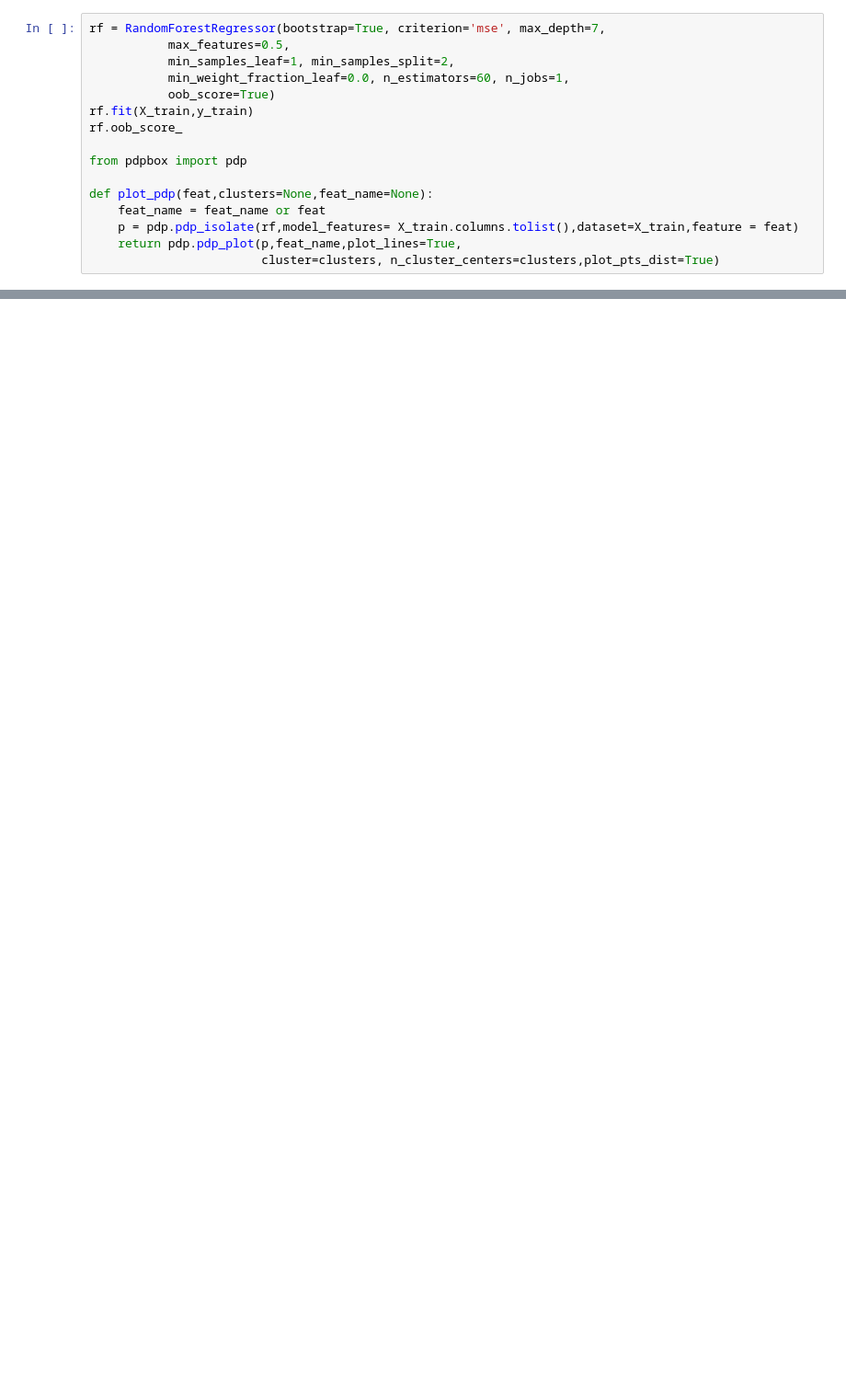
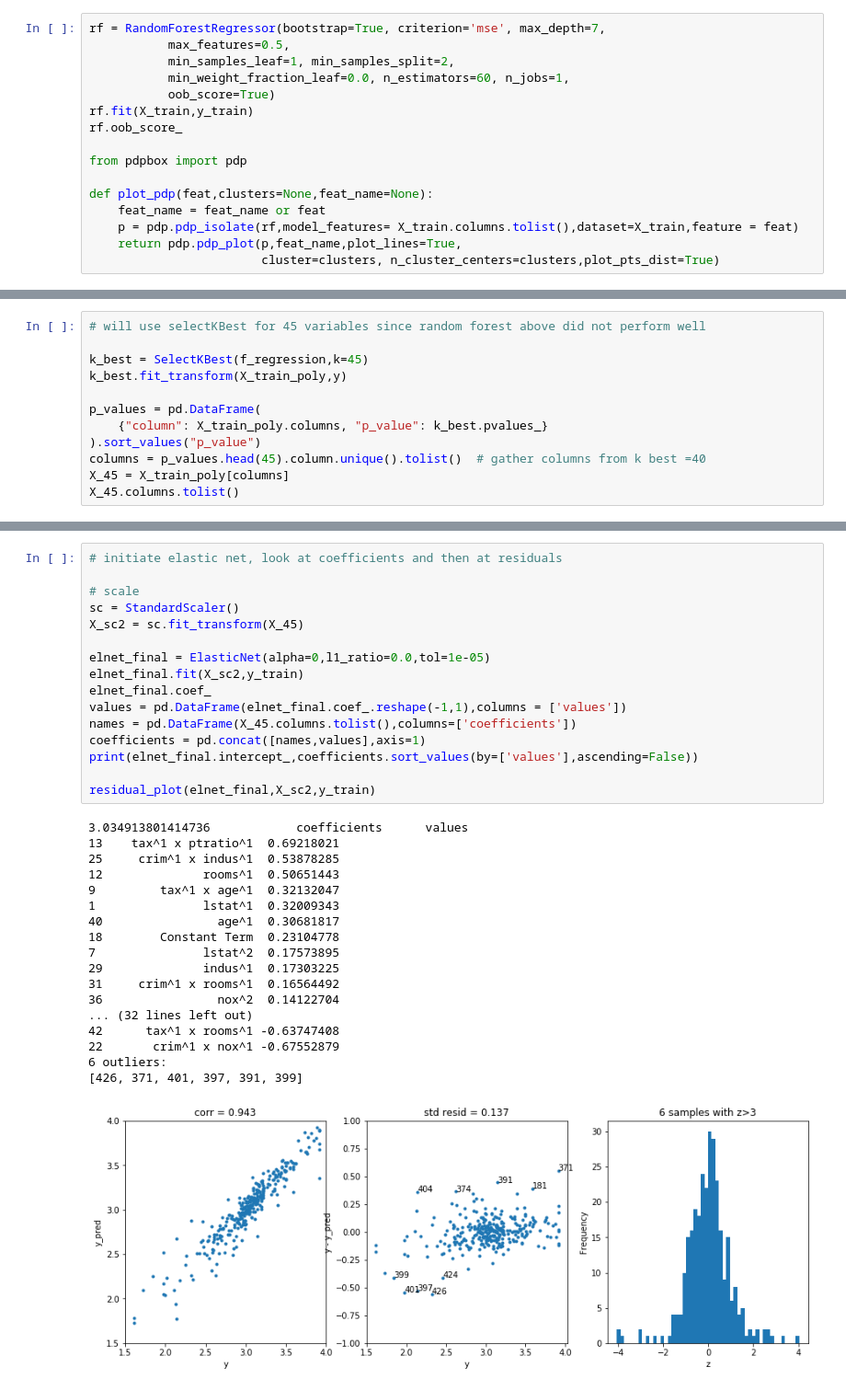
Before and after one commit to GinoWoz1/Learnings, a Jupyter notebook: Boston_Dataset.ipynb, the cells around one changed output, grey strips where cells are left out. Shown at 92% size. Drawn from its saved outputs; the diff is of its cells as text; blank space fills up the shorter version.

```diff
--- a/Boston_Dataset.ipynb
+++ b/Boston_Dataset.ipynb
@@ -666,0 +804,12 @@ df_poly.head(100)
+# %%
+# will use selectKBest for 45 variables since random forest above did not perform well
+
+k_best = SelectKBest(f_regression,k=45)
+k_best.fit_transform(X_train_poly,y)
+
+p_values = pd.DataFrame(
+    {"column": X_train_poly.columns, "p_value": k_best.pvalues_}
+).sort_values("p_value")
+columns = p_values.head(45).column.unique().tolist()  # gather columns from k best =40
+X_45 = X_train_poly[columns]
+X_45.columns.tolist()
@@ -666,0 +842,35 @@ df_poly.head(100)
+# %%
+# initiate elastic net, look at coefficients and then at residuals
+
+# scale
+sc = StandardScaler()
+X_sc2 = sc.fit_transform(X_45)
+
+elnet_final = ElasticNet(alpha=0,l1_ratio=0.0,tol=1e-05)
+elnet_final.fit(X_sc2,y_train)
+elnet_final.coef_
+values = pd.DataFrame(elnet_final.coef_.reshape(-1,1),columns = ['values'])
+names = pd.DataFrame(X_45.columns.tolist(),columns=['coefficients'])
+coefficients = pd.concat([names,values],axis=1)
+print(elnet_final.intercept_,coefficients.sort_values(by=['values'],ascending=False))
+
+residual_plot(elnet_final,X_sc2,y_train)
+# %% [output]
+3.034913801414736            coefficients      values
+13    tax^1 x ptratio^1  0.69218021
+25     crim^1 x indus^1  0.53878285
+12              rooms^1  0.50651443
+9         tax^1 x age^1  0.32132047
+1               lstat^1  0.32009343
+40                age^1  0.30681817
+18        Constant Term  0.23104778
+7               lstat^2  0.17573895
+29              indus^1  0.17303225
+31     crim^1 x rooms^1  0.16564492
+36                nox^2  0.14122704
+... (32 lines left out)
+42      tax^1 x rooms^1 -0.63747408
+22       crim^1 x nox^1 -0.67552879
+6 outliers:
+[426, 371, 401, 397, 391, 399]
+[figure, added]
```
Also changed, not shown: parts of 47 cells of this notebook, 1 other file.
